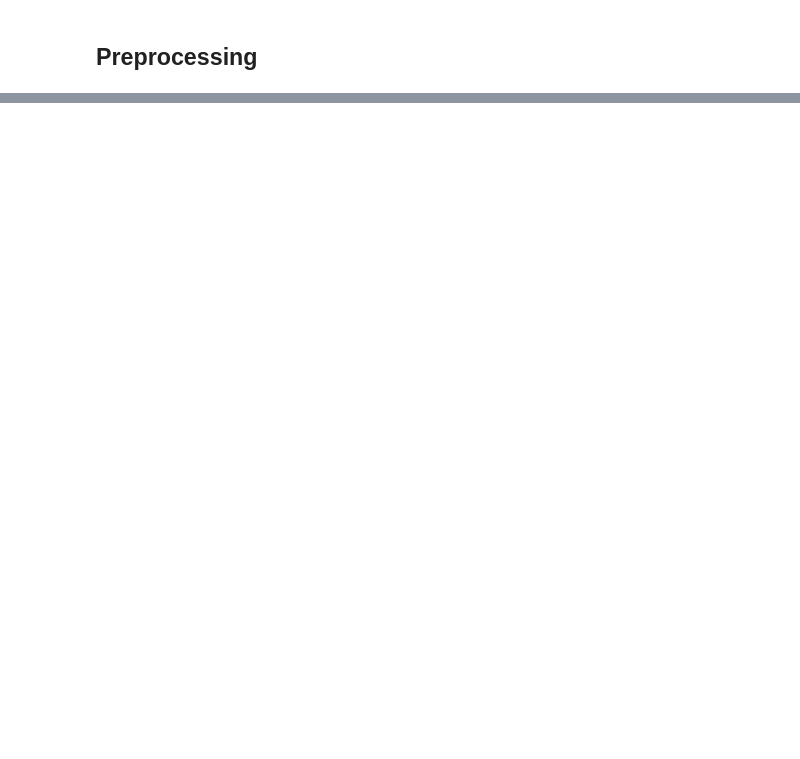
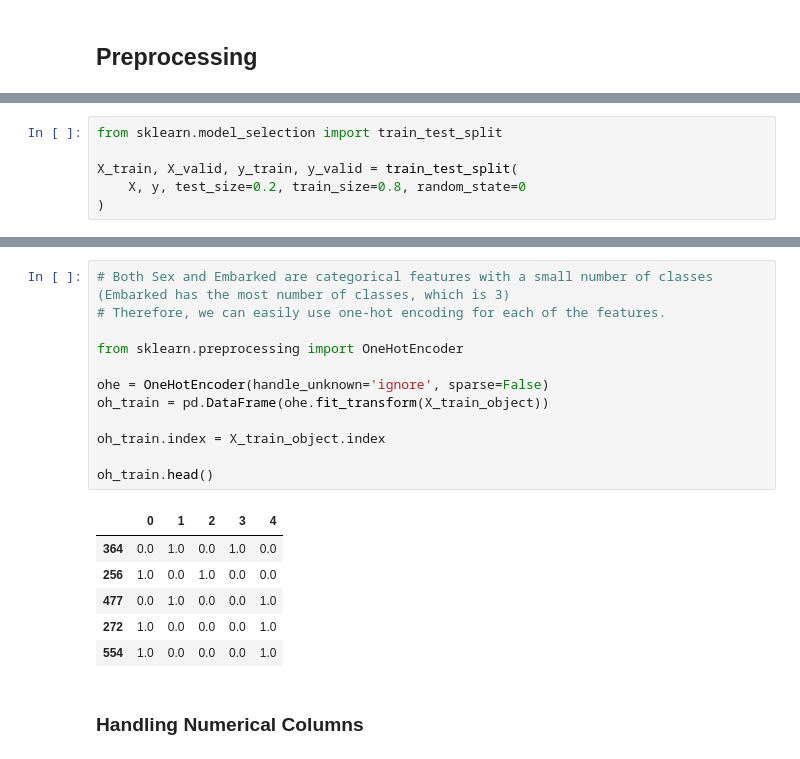
Before and after one commit to zhihil/data-science-notebooks, a Jupyter notebook: titanic/note-1.ipynb, the cells around one changed output, grey strips where cells are left out. Cells and saved outputs as stored; diff of their text form; blank space fills up the shorter version.

```diff
--- a/titanic/note-1.ipynb
+++ b/titanic/note-1.ipynb
@@ -446,0 +453,6 @@ Based on the above results, we should drop the "Cabin" column, as 77% of the val
+# %%
+from sklearn.model_selection import train_test_split
+
+X_train, X_valid, y_train, y_valid = train_test_split(
+    X, y, test_size=0.2, train_size=0.8, random_state=0
+)
@@ -446,0 +504,21 @@ Based on the above results, we should drop the "Cabin" column, as 77% of the val
+# %%
+# Both Sex and Embarked are categorical features with a small number of classes (Embarked has the most number of classes, which is 3)
+# Therefore, we can easily use one-hot encoding for each of the features.
+
+from sklearn.preprocessing import OneHotEncoder
+
+ohe = OneHotEncoder(handle_unknown='ignore', sparse=False)
+oh_train = pd.DataFrame(ohe.fit_transform(X_train_object))
+
+oh_train.index = X_train_object.index
+
+oh_train.head()
+# %% [output]
+|  | 0 | 1 | 2 | 3 | 4 |
+| 364 | 0.0 | 1.0 | 0.0 | 1.0 | 0.0 |
+| 256 | 1.0 | 0.0 | 1.0 | 0.0 | 0.0 |
+| 477 | 0.0 | 1.0 | 0.0 | 0.0 | 1.0 |
+| 272 | 1.0 | 0.0 | 0.0 | 0.0 | 1.0 |
+| 554 | 1.0 | 0.0 | 0.0 | 0.0 | 1.0 |
+# %% [markdown]
+### Handling Numerical Columns
```
Also changed, not shown: parts of 25 cells of this notebook.
